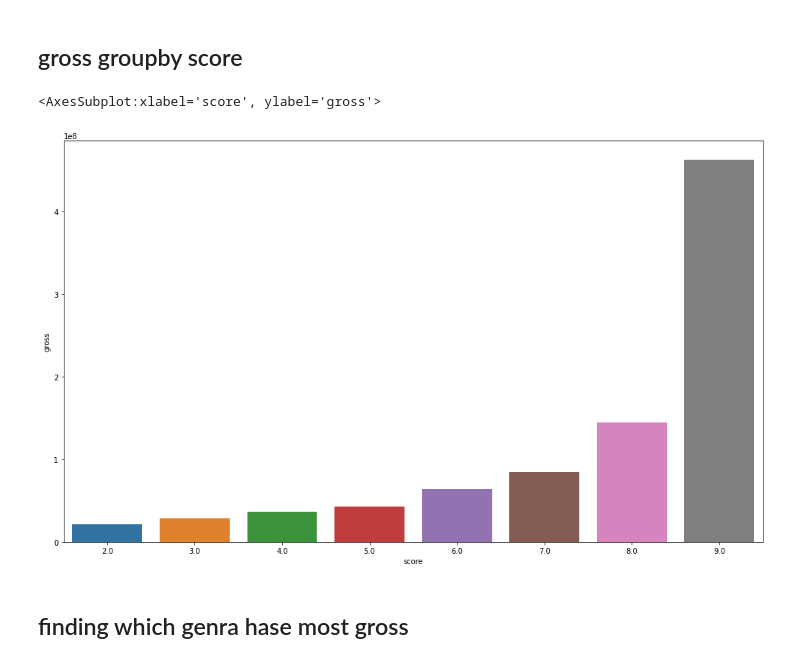
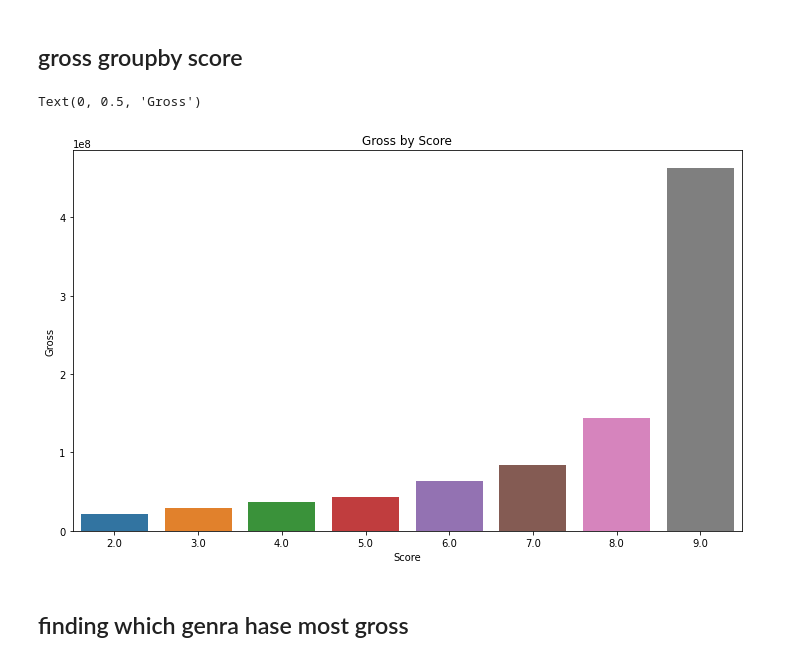
Before and after one commit to codewithawr/portfolio_data_analysis_project, a Jupyter notebook: Movies_data/Movise_analysis.ipynb, the cells around one changed output. Drawn from its saved outputs; the diff is of its cells as text; code cells hidden in the pictures.

```diff
--- a/Movies_data/Movise_analysis.ipynb
+++ b/Movies_data/Movise_analysis.ipynb
@@ -160,9 +160,12 @@ avrage_grose_per_score_temp['gross'] = df['gross']
 avrage_grose_per_score = avrage_grose_per_score_temp.groupby('score')['gross'].mean()
 # %%
 sns.barplot(avrage_grose_per_score.index, avrage_grose_per_score)
+plt.title("Gross by Score")
+plt.xlabel("Score")
+plt.ylabel("Gross")
 # %% [output]
-<AxesSubplot:xlabel='score', ylabel='gross'>
+Text(0, 0.5, 'Gross')
-[figure, old version]
+[figure, new version]
 # %% [markdown]
 ## finding which genra hase most gross
 # %%
```
Also changed, not shown: parts of 7 cells of this notebook.
